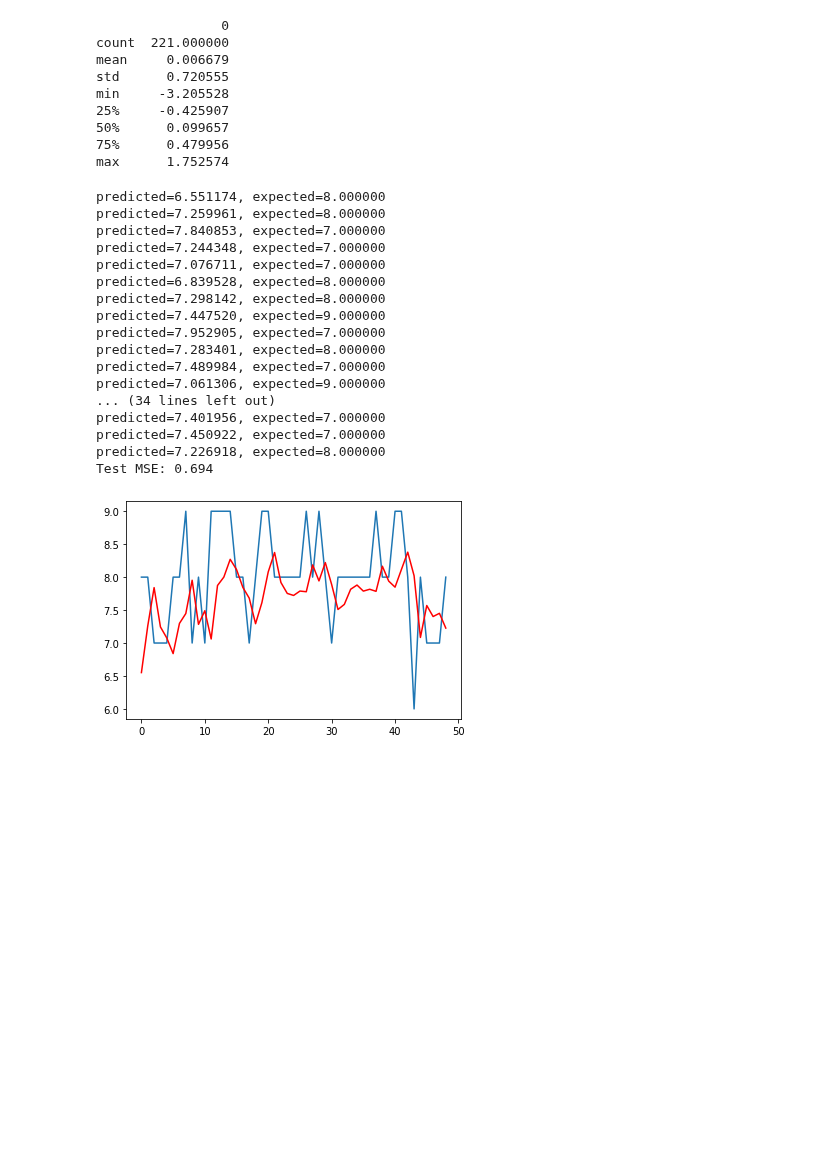
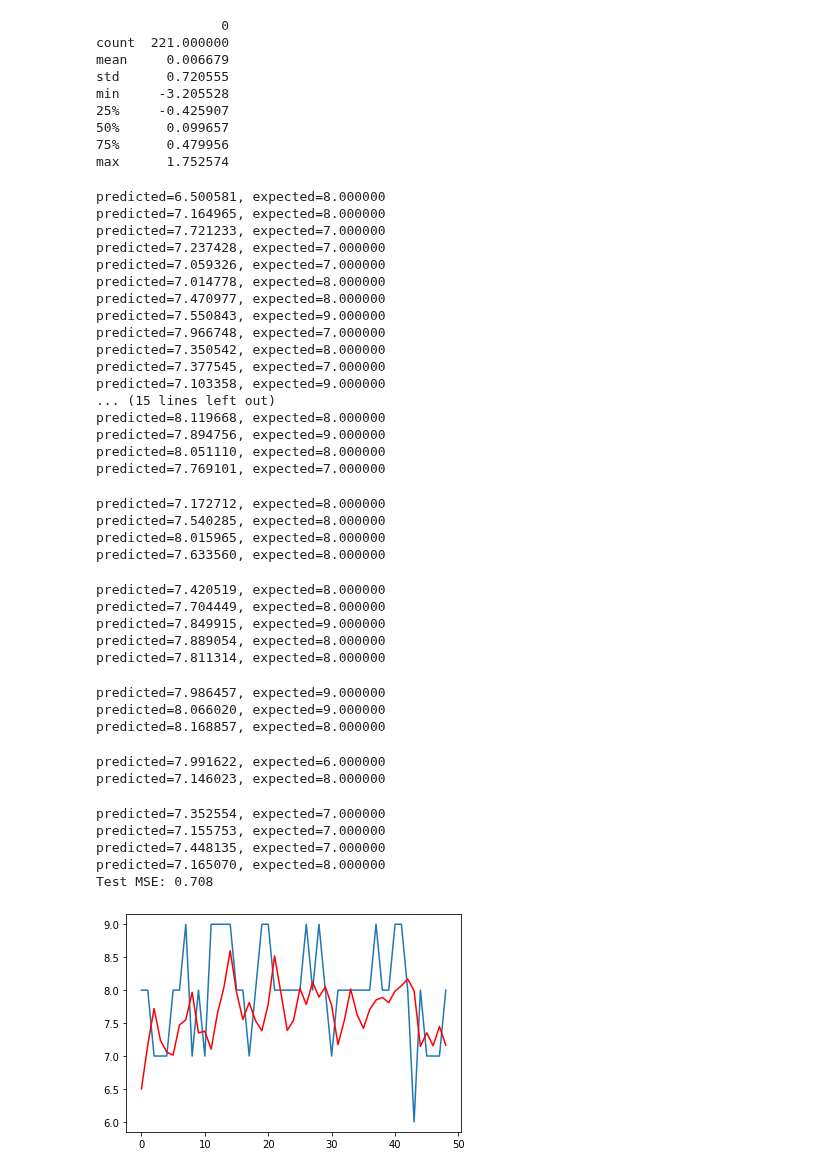
Before and after one commit to guybrush1989/DMT-Group80, a Jupyter notebook: ARIMA.ipynb, the cells around one changed output. Saved outputs shown, nothing was run; the diff lists cells and outputs as text; code cells hidden in the pictures; blank space fills up the shorter version.

```diff
--- a/ARIMA.ipynb
+++ b/ARIMA.ipynb
@@ -199,43 +199,62 @@ max      1.752574
 # %%
 from sklearn.metrics import mean_squared_error
 from statsmodels.tsa.arima_model import ARIMA
 
 size = int(len(moods) * 0.80)
 
 train, test = moods[0:size], moods[size:len(moods)]
 history = [x for x in train]
 predictions = list()
 for t in range(len(test)):
-    model = ARIMA(history, order=(7, 0, 1))
+    model = ARIMA(history, order=(7, 0, 2))
     model_fit = model.fit(disp=0)
     output = model_fit.forecast()
     yhat = output[0]
     predictions.append(yhat)
     obs = test[t]
     history.append(obs)
     print('predicted=%f, expected=%f' % (yhat, obs))
 error = mean_squared_error(test, predictions)
 print('Test MSE: %.3f' % error)
 # plot
 plt.plot(test)
 plt.plot(predictions, color='red')
 plt.show()
 # %% [output]
-predicted=6.551174, expected=8.000000
-predicted=7.259961, expected=8.000000
-predicted=7.840853, expected=7.000000
-predicted=7.244348, expected=7.000000
-predicted=7.076711, expected=7.000000
-predicted=6.839528, expected=8.000000
-predicted=7.298142, expected=8.000000
-predicted=7.447520, expected=9.000000
-predicted=7.952905, expected=7.000000
-predicted=7.283401, expected=8.000000
-predicted=7.489984, expected=7.000000
-predicted=7.061306, expected=9.000000
-... (34 lines left out)
-predicted=7.401956, expected=7.000000
-predicted=7.450922, expected=7.000000
-predicted=7.226918, expected=8.000000
-Test MSE: 0.694
+predicted=6.500581, expected=8.000000
+predicted=7.164965, expected=8.000000
+predicted=7.721233, expected=7.000000
+predicted=7.237428, expected=7.000000
+predicted=7.059326, expected=7.000000
+predicted=7.014778, expected=8.000000
+predicted=7.470977, expected=8.000000
+predicted=7.550843, expected=9.000000
+predicted=7.966748, expected=7.000000
+predicted=7.350542, expected=8.000000
+predicted=7.377545, expected=7.000000
+predicted=7.103358, expected=9.000000
+... (15 lines left out)
+predicted=8.119668, expected=8.000000
+predicted=7.894756, expected=9.000000
+predicted=8.051110, expected=8.000000
+predicted=7.769101, expected=7.000000
+predicted=7.172712, expected=8.000000
+predicted=7.540285, expected=8.000000
+predicted=8.015965, expected=8.000000
+predicted=7.633560, expected=8.000000
+predicted=7.420519, expected=8.000000
+predicted=7.704449, expected=8.000000
+predicted=7.849915, expected=9.000000
+predicted=7.889054, expected=8.000000
+predicted=7.811314, expected=8.000000
+predicted=7.986457, expected=9.000000
+predicted=8.066020, expected=9.000000
+predicted=8.168857, expected=8.000000
+predicted=7.991622, expected=6.000000
+predicted=7.146023, expected=8.000000
+predicted=7.352554, expected=7.000000
+predicted=7.155753, expected=7.000000
+predicted=7.448135, expected=7.000000
+predicted=7.165070, expected=8.000000
+Test MSE: 0.708
-[figure, old version]
+[figure, new version]
```
Also changed, not shown: parts of 1 cell of this notebook.
